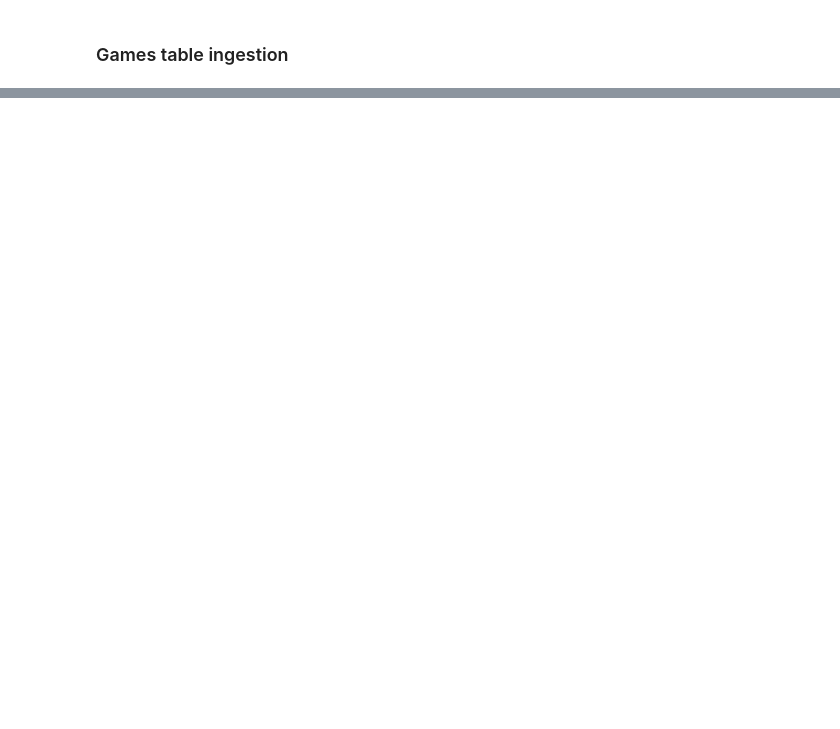
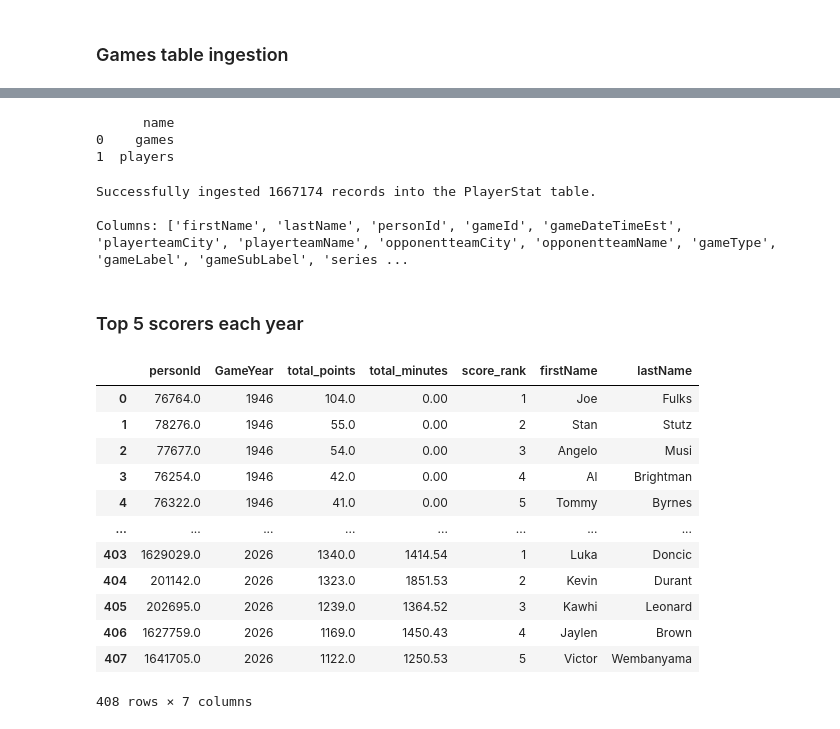
Before and after one commit to Mark-Rozenberg/Nba, a Jupyter notebook: Ingestion.ipynb, the cells around one changed output, grey strips where cells are left out. Saved outputs shown, nothing was run; the diff lists cells and outputs as text; code cells hidden in the pictures; blank space fills up the shorter version.

```diff
--- a/Ingestion.ipynb
+++ b/Ingestion.ipynb
@@ -171,0 +131,6 @@ conn.close()
+# %%
+print(conn.execute("SHOW TABLES").df())
+# %% [output]
+      name
+0    games
+1  players
@@ -171,0 +142,60 @@ conn.close()
+# %%
+conn.register("PlayerStat_df_view", PlayerStat_df)
+conn.execute("""
+    CREATE OR REPLACE TABLE PlayerStat AS
+    SELECT *
+    FROM PlayerStat_df_view
+"""
+)
+conn.unregister("PlayerStat_df_view")
+conn.commit()
+print(f"Successfully ingested {len(PlayerStat_df)} records into the PlayerStat table.")
+print(f"\nColumns: {PlayerStat_df.columns.tolist()}")
+# %% [output]
+Successfully ingested 1667174 records into the PlayerStat table.
+
+Columns: ['firstName', 'lastName', 'personId', 'gameId', 'gameDateTimeEst', 'playerteamCity', 'playerteamName', 'opponentteamCity', 'opponentteamName', 'gameType', 'gameLabel', 'gameSubLabel', 'series ...
+# %% [markdown]
+### Top 5 scorers each year
+# %%
+test1 = pd.read_sql_query('''
+with part1 as (
+    select
+        personId,
+        year(gameDateTimeEst) as GameYear,
+        sum(points) as total_points,
+        sum(numMinutes) as total_minutes
+    from PlayerStat
+    where gameDateTimeEst is not null
+    group by 1, 2
+),
+part2 as (
+    select
+        personId,
+        GameYear,
+        total_points,
+        total_minutes,
+        dense_rank() over (partition by GameYear order by total_points desc) as score_rank
+    from part1
+    qualify score_rank <= 5
+)
+select t1.*, t2.firstName, t2.lastName
+from part2 t1
+left join players t2 on t1.personId = t2.personId
+order by GameYear, score_rank, personId
+''', conn)
+test1
+# %% [output]
+|  | personId | GameYear | total_points | total_minutes | score_rank | firstName | lastName |
+| 0 | 76764.0 | 1946 | 104.0 | 0.00 | 1 | Joe | Fulks |
+| 1 | 78276.0 | 1946 | 55.0 | 0.00 | 2 | Stan | Stutz |
+| 2 | 77677.0 | 1946 | 54.0 | 0.00 | 3 | Angelo | Musi |
+| 3 | 76254.0 | 1946 | 42.0 | 0.00 | 4 | Al | Brightman |
+| 4 | 76322.0 | 1946 | 41.0 | 0.00 | 5 | Tommy | Byrnes |
+| ... | ... | ... | ... | ... | ... | ... | ... |
+| 403 | 1629029.0 | 2026 | 1340.0 | 1414.54 | 1 | Luka | Doncic |
+| 404 | 201142.0 | 2026 | 1323.0 | 1851.53 | 2 | Kevin | Durant |
+| 405 | 202695.0 | 2026 | 1239.0 | 1364.52 | 3 | Kawhi | Leonard |
+| 406 | 1627759.0 | 2026 | 1169.0 | 1450.43 | 4 | Jaylen | Brown |
+| 407 | 1641705.0 | 2026 | 1122.0 | 1250.53 | 5 | Victor | Wembanyama |
+408 rows × 7 columns
```
Also changed, not shown: parts of 28 cells of this notebook, 2 other files.
